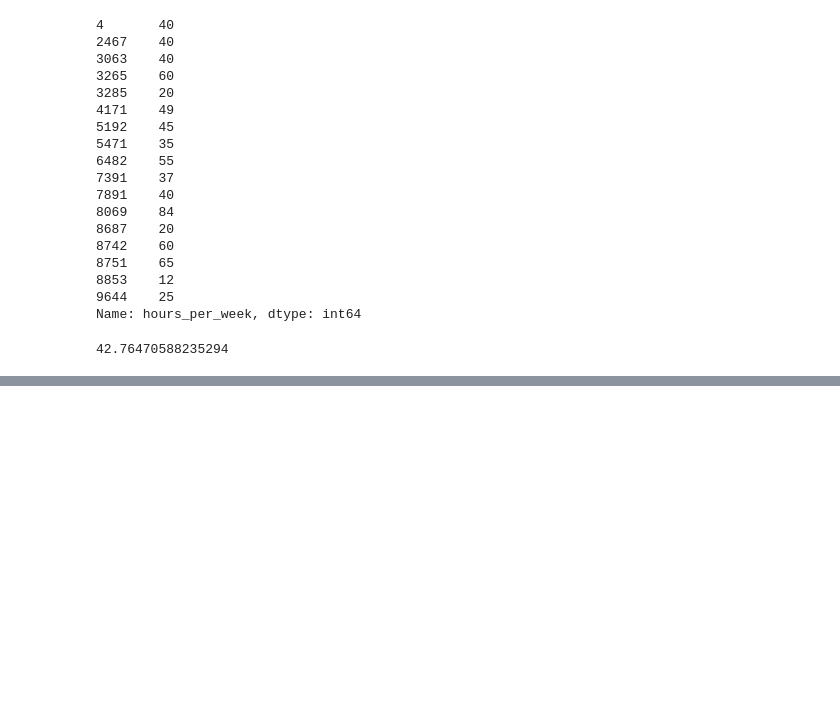
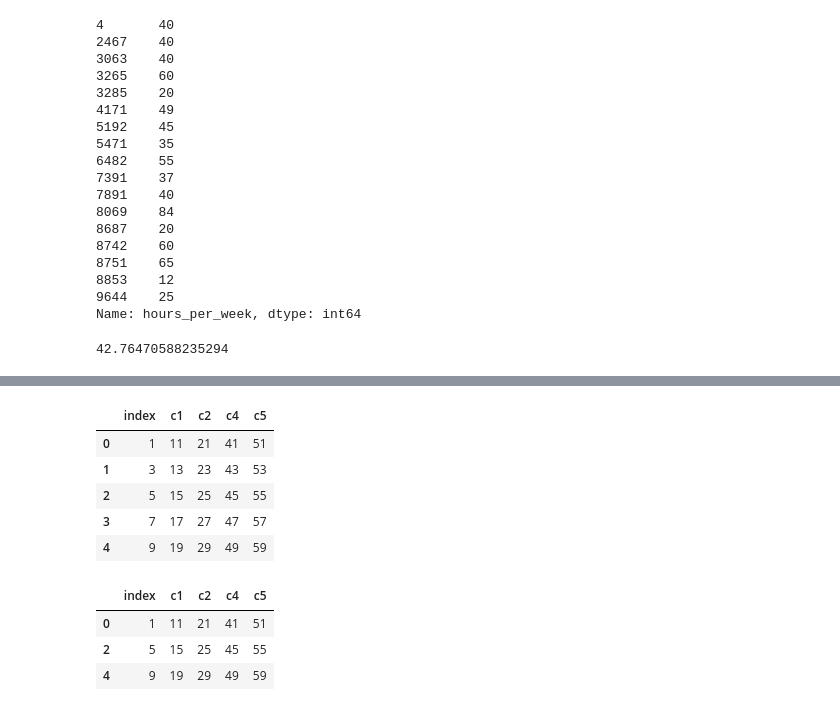
Before and after one commit to atzzom/datasc, a Jupyter notebook: indexing.ipynb, the cells around one changed output, grey strips where cells are left out. Cells and saved outputs as stored; diff of their text form; code cells hidden in the pictures; blank space fills up the shorter version.

```diff
--- a/indexing.ipynb
+++ b/indexing.ipynb
@@ -182,0 +209,2 @@ nan
+# %%
+C = pd.read_excel('C.xlsx')
@@ -182,0 +225,13 @@ nan
+# %%
+c = C.iloc[1::2].drop(columns = {'c3'})
+# %%
+c.reset_index(inplace=True)
+# %%
+c
+# %% [output]
+|  | index | c1 | c2 | c4 | c5 |
+| 0 | 1 | 11 | 21 | 41 | 51 |
+| 1 | 3 | 13 | 23 | 43 | 53 |
+| 2 | 5 | 15 | 25 | 45 | 55 |
+| 3 | 7 | 17 | 27 | 47 | 57 |
+| 4 | 9 | 19 | 29 | 49 | 59 |
@@ -182,0 +240,7 @@ nan
+# %%
+ind
+# %% [output]
+|  | index | c1 | c2 | c4 | c5 |
+| 0 | 1 | 11 | 21 | 41 | 51 |
+| 2 | 5 | 15 | 25 | 45 | 55 |
+| 4 | 9 | 19 | 29 | 49 | 59 |
```
Also changed, not shown: parts of 17 cells of this notebook, 2 other files.
